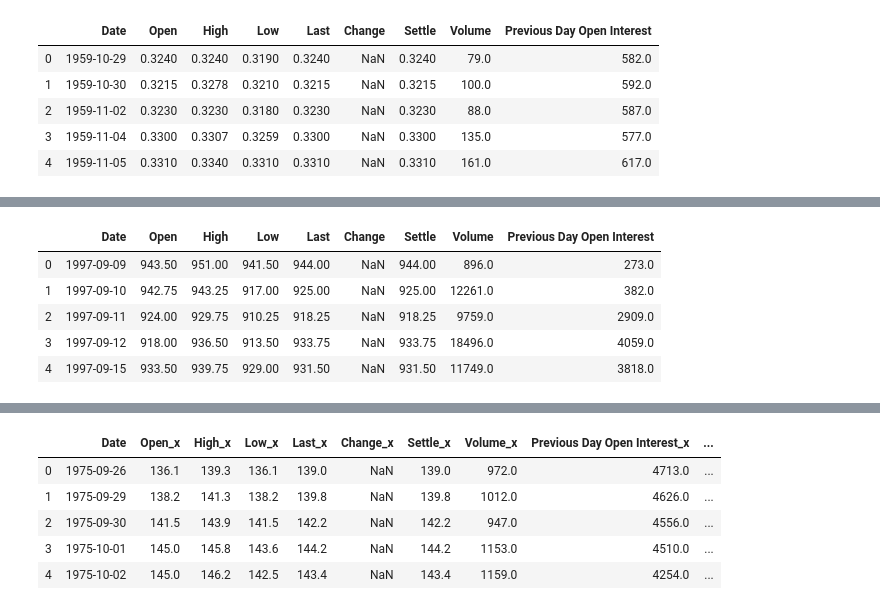
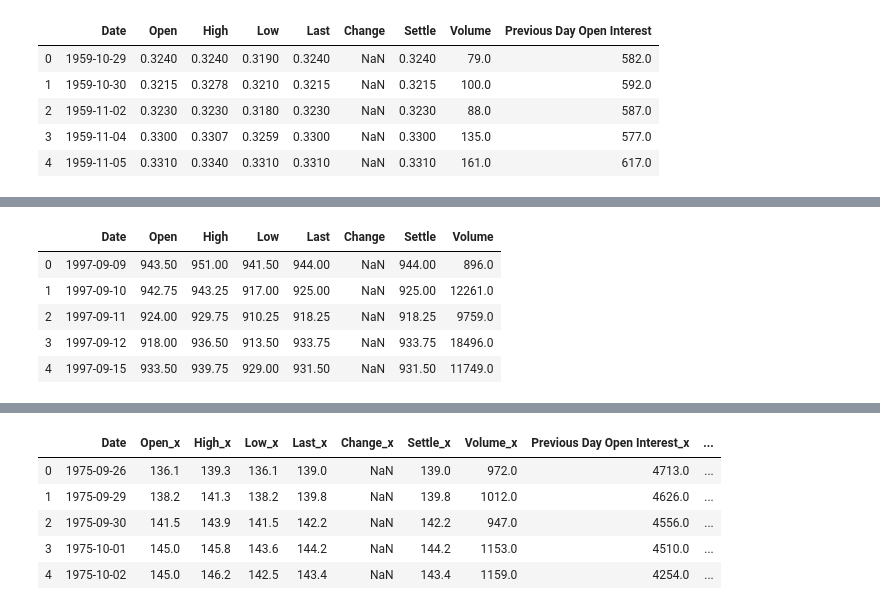
Before and after one commit to gfisherjr/Market_Movement_Indicators, a Jupyter notebook: starter_files/Bruce/Project2ABruce.ipynb, the cells around one changed output, grey strips where cells are left out. Cells and saved outputs as stored; diff of their text form; code cells hidden in the pictures.

```diff
--- a/starter_files/Bruce/Project2ABruce.ipynb
+++ b/starter_files/Bruce/Project2ABruce.ipynb
@@ -49,11 +53,12 @@ SP500_df.tail()
 # %%
 SP500_df = SP500_df.sort_index(axis=0, ascending=True)
+SP500_df.drop(SP500_df.columns[[8]], axis=1, inplace=True)
 SP500_df.head()
 # %% [output]
-|  | Date | Open | High | Low | Last | Change | Settle | Volume | Previous Day Open Interest |
-| 0 | 1997-09-09 | 943.50 | 951.00 | 941.50 | 944.00 | NaN | 944.00 | 896.0 | 273.0 |
-| 1 | 1997-09-10 | 942.75 | 943.25 | 917.00 | 925.00 | NaN | 925.00 | 12261.0 | 382.0 |
-| 2 | 1997-09-11 | 924.00 | 929.75 | 910.25 | 918.25 | NaN | 918.25 | 9759.0 | 2909.0 |
-| 3 | 1997-09-12 | 918.00 | 936.50 | 913.50 | 933.75 | NaN | 933.75 | 18496.0 | 4059.0 |
-| 4 | 1997-09-15 | 933.50 | 939.75 | 929.00 | 931.50 | NaN | 931.50 | 11749.0 | 3818.0 |
+|  | Date | Open | High | Low | Last | Change | Settle | Volume |
+| 0 | 1997-09-09 | 943.50 | 951.00 | 941.50 | 944.00 | NaN | 944.00 | 896.0 |
+| 1 | 1997-09-10 | 942.75 | 943.25 | 917.00 | 925.00 | NaN | 925.00 | 12261.0 |
+| 2 | 1997-09-11 | 924.00 | 929.75 | 910.25 | 918.25 | NaN | 918.25 | 9759.0 |
+| 3 | 1997-09-12 | 918.00 | 936.50 | 913.50 | 933.75 | NaN | 933.75 | 18496.0 |
+| 4 | 1997-09-15 | 933.50 | 939.75 | 929.00 | 931.50 | NaN | 931.50 | 11749.0 |
 # %%
```
Also changed, not shown: parts of 43 cells of this notebook, 32 other files.
